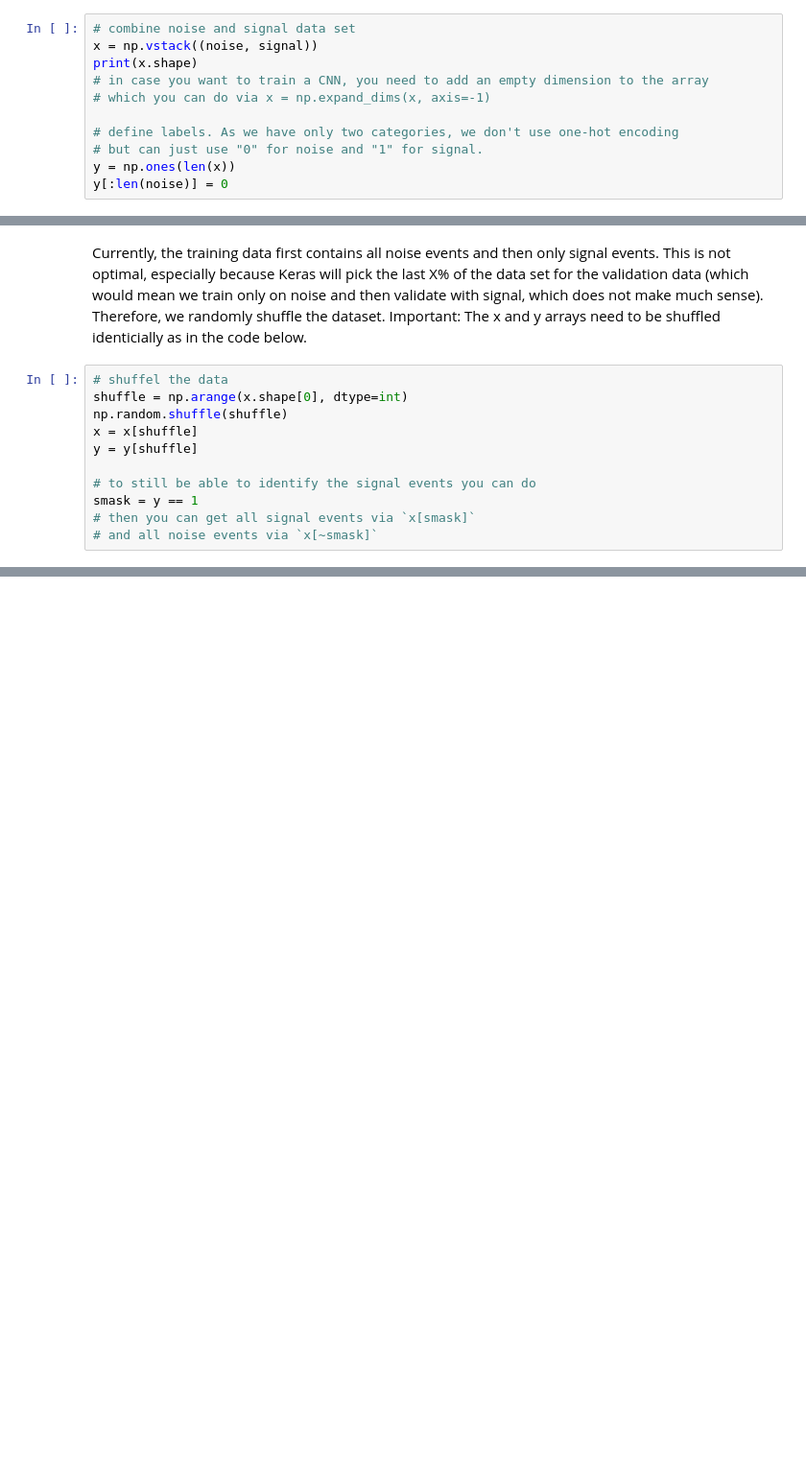
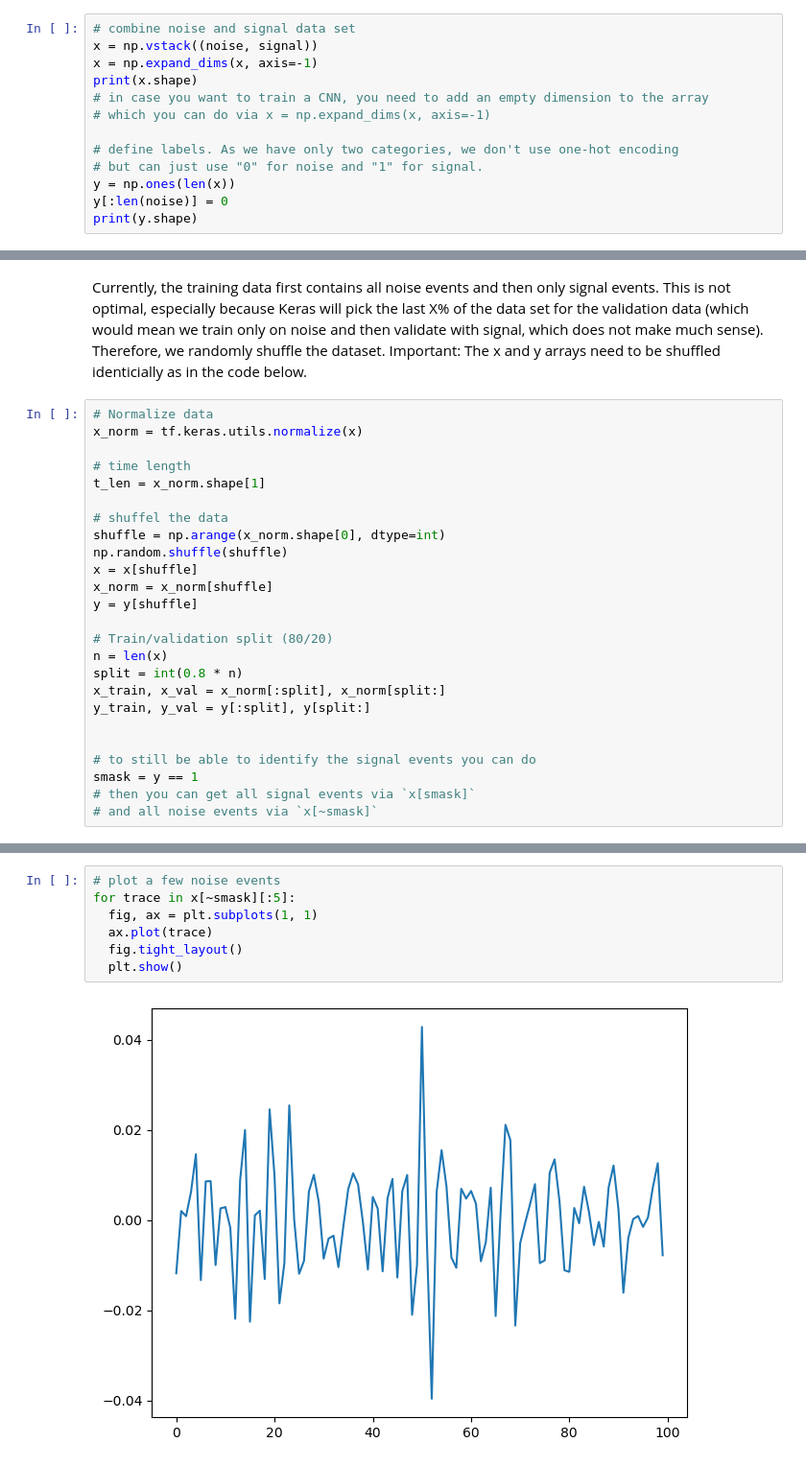
Before and after one commit to adrian-sica/ADL2025_exercises, a Jupyter notebook: Exercise10/Exercise_10_real_time_noise_rejection.ipynb, the cells around one changed output, grey strips where cells are left out. Shown: that part at 96% size. Saved outputs shown, nothing was run; the diff lists cells and outputs as text; blank space fills up the shorter version.

```diff
--- a/Exercise10/Exercise_10_real_time_noise_rejection.ipynb
+++ b/Exercise10/Exercise_10_real_time_noise_rejection.ipynb
@@ -68,6 +84,7 @@ n_classes = 2
 # %%
 # combine noise and signal data set
 x = np.vstack((noise, signal))
+x = np.expand_dims(x, axis=-1)
 print(x.shape)
 # in case you want to train a CNN, you need to add an empty dimension to the array
 # which you can do via x = np.expand_dims(x, axis=-1)
@@ -76,3 +93,4 @@ print(x.shape)
 # but can just use "0" for noise and "1" for signal.
 y = np.ones(len(x))
 y[:len(noise)] = 0
+print(y.shape)
@@ -79,11 +100,25 @@ y[:len(noise)] = 0
 # %% [markdown]
 Currently, the training data first contains all noise events and then only signal events. This is not optimal, especially because Keras will pick the last X% of the data set for the validation data (which would mean we train only on noise and then validate with signal, which does not make much sense). Therefore, we randomly shuffle the dataset. Important: The x and y arrays need to be shuffled identicially as in the code below.
 # %%
+# Normalize data
+x_norm = tf.keras.utils.normalize(x)
+
+# time length
+t_len = x_norm.shape[1]
+
 # shuffel the data
-shuffle = np.arange(x.shape[0], dtype=int)
+shuffle = np.arange(x_norm.shape[0], dtype=int)
 np.random.shuffle(shuffle)
 x = x[shuffle]
+x_norm = x_norm[shuffle]
 y = y[shuffle]
+
+# Train/validation split (80/20)
+n = len(x)
+split = int(0.8 * n)
+x_train, x_val = x_norm[:split], x_norm[split:]
+y_train, y_val = y[:split], y[split:]
+
 
 # to still be able to identify the signal events you can do
 smask = y == 1
@@ -98,0 +140,9 @@ for trace in x[smask][:5]:
+# %%
+# plot a few noise events
+for trace in x[~smask][:5]:
+  fig, ax = plt.subplots(1, 1)
+  ax.plot(trace)
+  fig.tight_layout()
+  plt.show()
+# %% [output]
+[figure, added]
```
Also changed, not shown: parts of 19 cells of this notebook.
